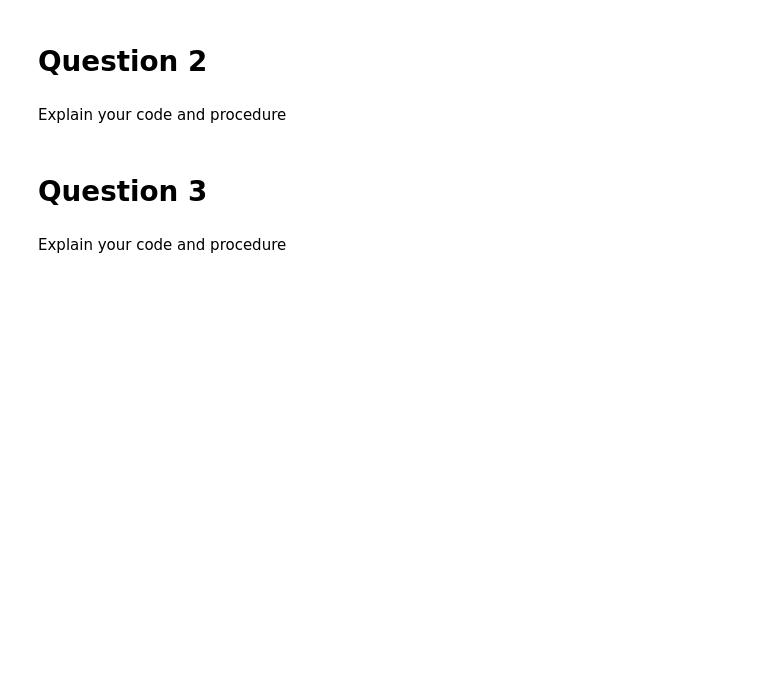
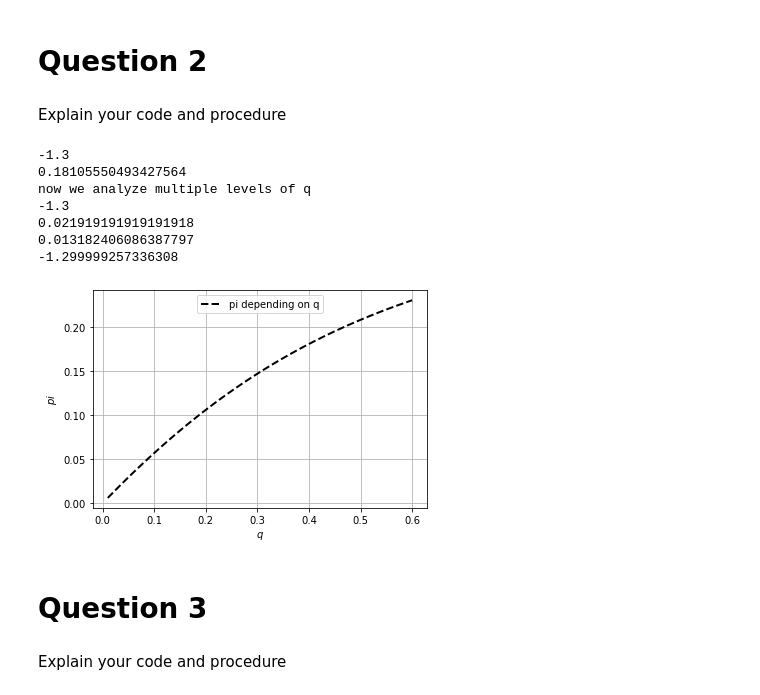
Before and after one commit to xqb211/projects-2022-team-eyu, a Jupyter notebook: inauguralproject/inauguralproject.ipynb, the cells around one changed output. Drawn from its saved outputs; the diff is of its cells as text; code cells hidden in the pictures; blank space fills up the shorter version.

Commit message:
solution exercise 2 with optimizer

```diff
--- a/inauguralproject/inauguralproject.ipynb
+++ b/inauguralproject/inauguralproject.ipynb
@@ -122,3 +122,80 @@ Explain your code and procedure
+# %%
+# code
+
+
+# solving the model, can at a later stage be moved to .py file
+def u(z, v = -2):
+    return z**(1+v)/(1+v)
+
+def u_unins(x=0.6, y = 1, p = 0.2):
+    return p*u(y-x) + (1-p)*u(y)
+
+
+# try to do it with fixed x=0.6
+def u_ins(q, pi, x=0.6, y = 1, p = 0.2):
+    return p*u(y-x+q-pi) + (1-p)*u(y-pi)
+
+
+print(u_unins())
+
+# first solve for fixed q = 0.4 and then later loop over possible values of q
+def choose(pi):
+    return np.absolute(u_ins(pi=pi, q=0.4)-u_unins())
+
+# b. call solver
+sol = optimize.minimize_scalar(
+    choose,
+    method='bounded',
+    bounds=(0,0.6)) #we do not allow to pay more than you are insured for maximally
+
+pi = sol.x
+print(pi)
+print("now we analyze multiple levels of q")
+
+
+# now do for all q between 0.01 and 0.6
+pi_save = np.empty(100)
+q_vec = np.linspace(0.01, 0.6, 100)
+for i, q in enumerate(q_vec):
+    #define what we want to minimize
+    def choose(pi):
+        return np.absolute(u_ins(pi=pi, q=q)-u_unins())
+    #call solver
+    sol = optimize.minimize_scalar(
+        choose,
+        method='bounded',
+        bounds=(0,0.6)) #we do not allow to pay more than you maximally are insured for (=max claim)
+    pi=sol.x
+    pi_save[i]=pi
+
+
+
+# figure
+import matplotlib.pyplot as plt
+fig = plt.figure() # dpi = dots-per-inch (resolution)
+ax = fig.add_subplot(1,1,1)
+
+ax.plot(q_vec,pi_save,ls='--',lw=2,color='black',label='pi depending on q')
+
+ax.set_xlabel('$q$')
+ax.set_ylabel('$pi$')
+ax.grid(True)
+ax.legend(loc='upper center')
+
+
+print(u_unins())
+print(q_vec[2])
+print(pi_save[2])
+print(u_ins(q=q_vec[2], pi=pi_save[2]))
+# %% [output]
+-1.3
+0.18105550493427564
+now we analyze multiple levels of q
+-1.3
+0.021919191919191918
+0.013182406086387797
+-1.299999257336308
+[figure, added]
 # %% [markdown]
 # Question 3
 # %% [markdown]
```
Also changed, not shown: parts of 2 cells of this notebook.
